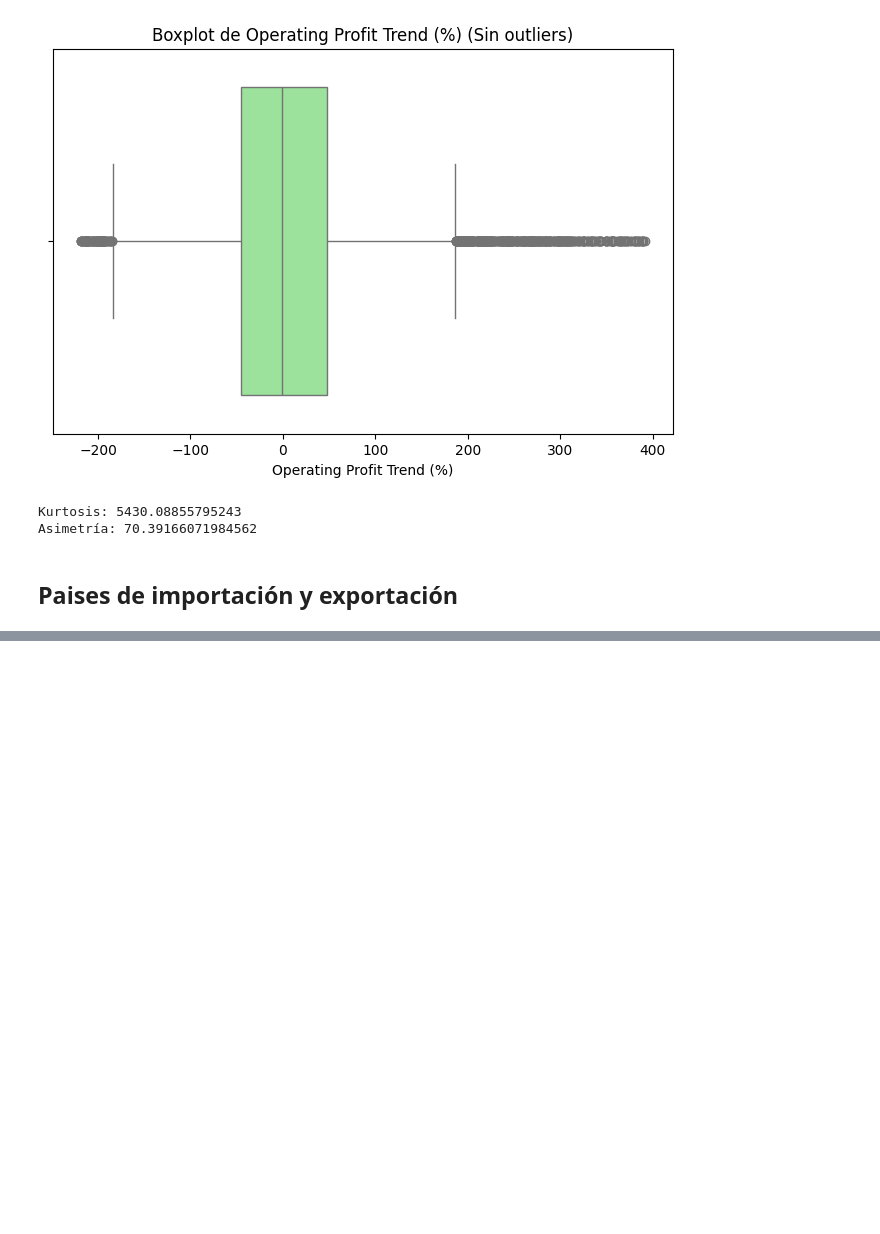
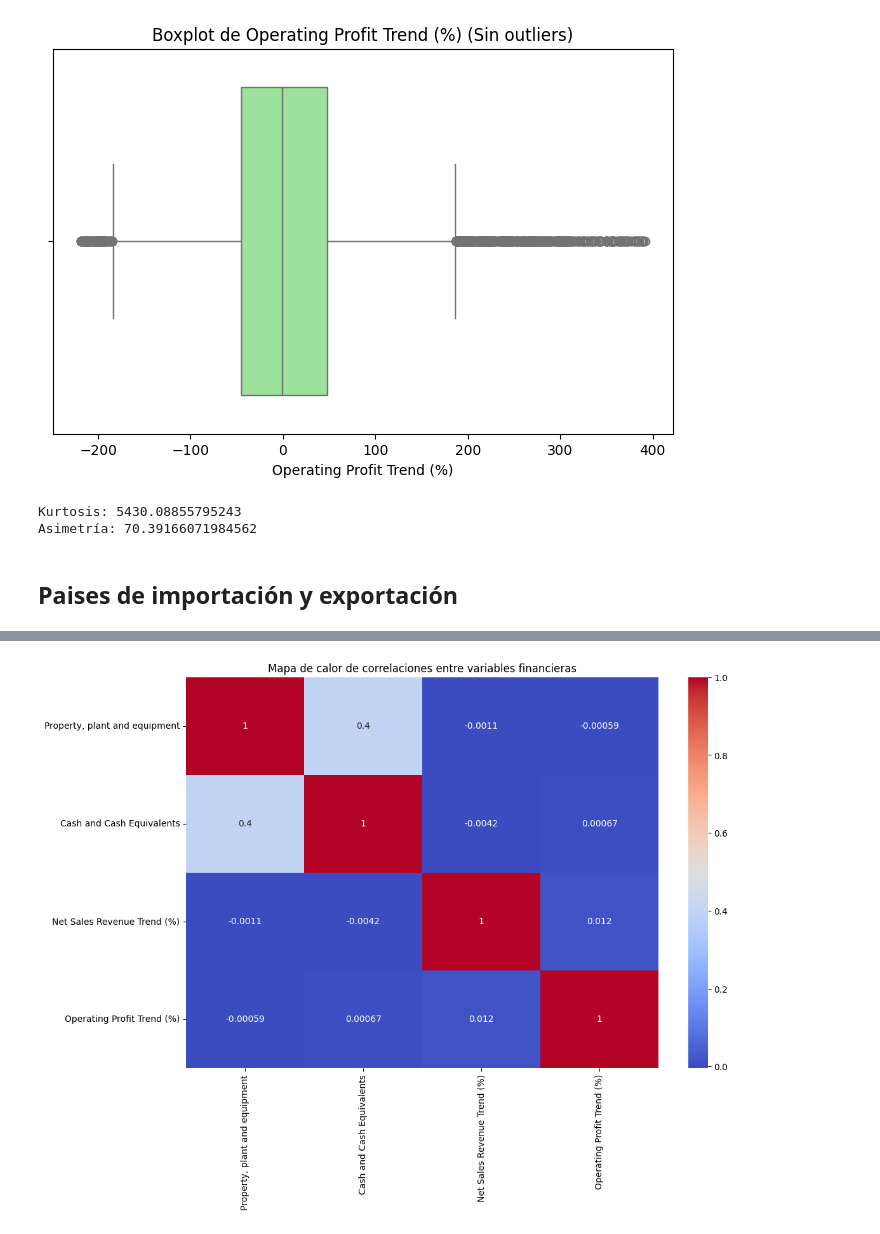
Before and after one commit to juanDango/ProyectoCienciaDatos, a Jupyter notebook: analisis.ipynb, the cells around one changed output, grey strips where cells are left out. Cells and saved outputs as stored; diff of their text form; code cells hidden in the pictures; blank space fills up the shorter version.

```diff
--- a/analisis.ipynb
+++ b/analisis.ipynb
@@ -509,0 +581,2 @@ plt.show()
+# %%
+datos = datos.drop(["Import", "Export", "Industry (NAICS)"], axis=1)
@@ -509,0 +595,9 @@ plt.show()
+# %%
+# Mapa de calor: Correlación entre variables financieras
+plt.figure(figsize=(12,8))
+sns.heatmap(datos[['Property, plant and equipment', 'Cash and Cash Equivalents',
+                'Net Sales Revenue Trend (%)', 'Operating Profit Trend (%)']].corr(), annot=True, cmap='coolwarm')
+plt.title('Mapa de calor de correlaciones entre variables financieras')
+plt.show()
+# %% [output]
+[figure, added]
```
Also changed, not shown: parts of 29 cells of this notebook.
